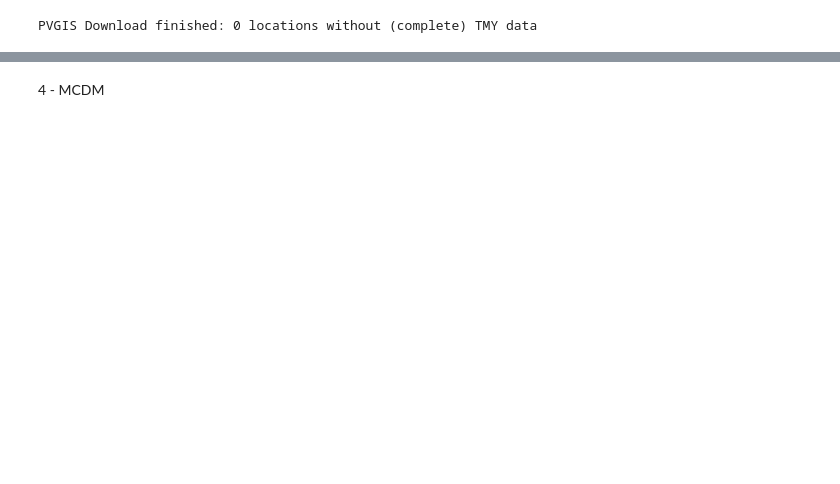
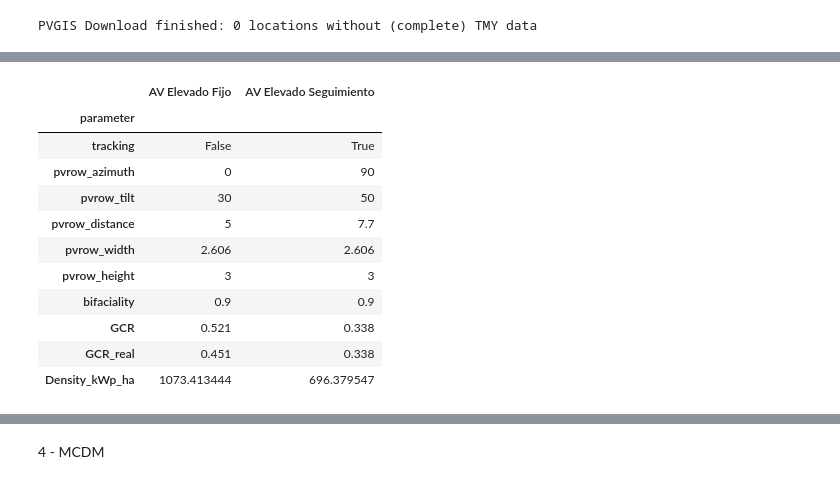
Before and after one commit to dvdjng/CSET_AV_Chile, a Jupyter notebook: AV_Chile_Analisis.ipynb, the cells around one changed output, grey strips where cells are left out. Saved outputs shown, nothing was run; the diff lists cells and outputs as text; code cells hidden in the pictures; blank space fills up the shorter version.

```diff
--- a/AV_Chile_Analisis.ipynb
+++ b/AV_Chile_Analisis.ipynb
@@ -487,6 +778,21 @@ for i in tqdm(gdf.index):
         tmy["ET_0_mm_"+type] = av.calc_ET(tmy, lat_4326, ele, apv_shading=gcr)
         gdf.loc[i, "ET_0_mm_"+type] = tmy["ET_0_mm_"+type].sum()
     tmy.reset_index(drop=True).to_csv(tmy_path, sep=',',encoding='latin-1', index=True)
+# %%
+input
+# %% [output]
+|  | AV Elevado Fijo | AV Elevado Seguimiento |
+| parameter |  |  |
+| tracking | False | True |
+| pvrow_azimuth | 0 | 90 |
+| pvrow_tilt | 30 | 50 |
+| pvrow_distance | 5 | 7.7 |
+| pvrow_width | 2.606 | 2.606 |
+| pvrow_height | 3 | 3 |
+| bifaciality | 0.9 | 0.9 |
+| GCR | 0.521 | 0.338 |
+| GCR_real | 0.451 | 0.338 |
+| Density_kWp_ha | 1073.413444 | 696.379547 |
 # %%
 # ECONOMIC PARAMETERS
 # Tecnical Parameters
```
Also changed, not shown: parts of 23 cells of this notebook, 23 other files.
